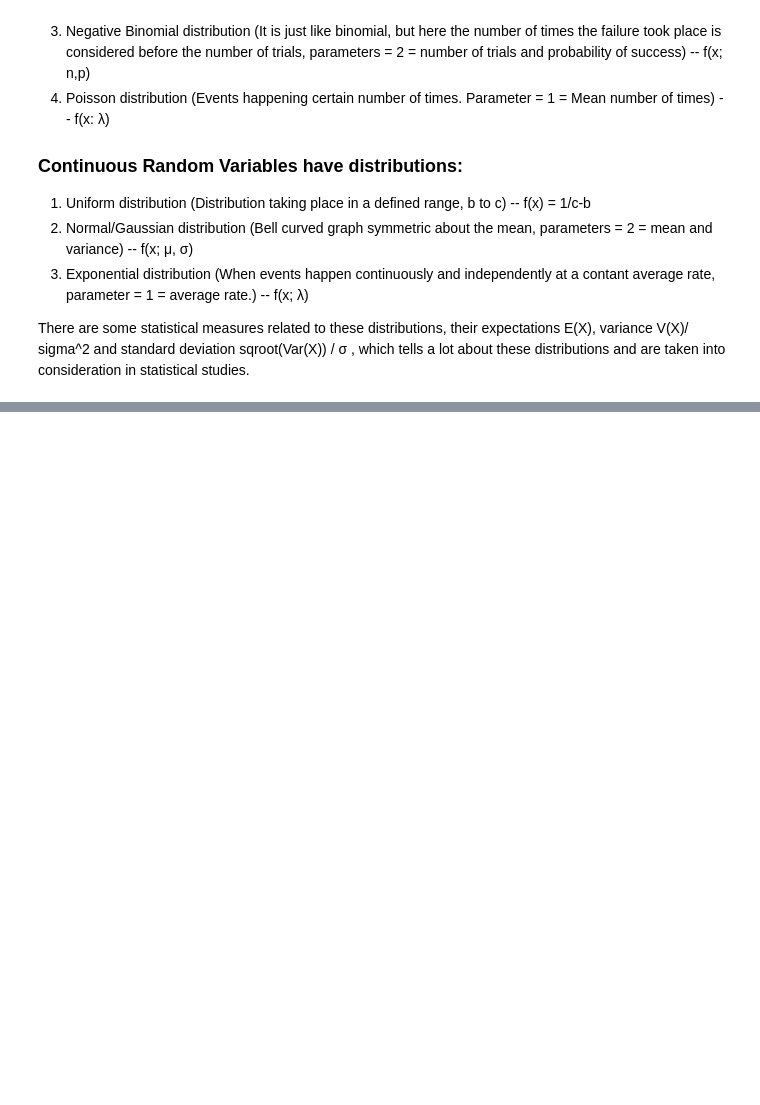
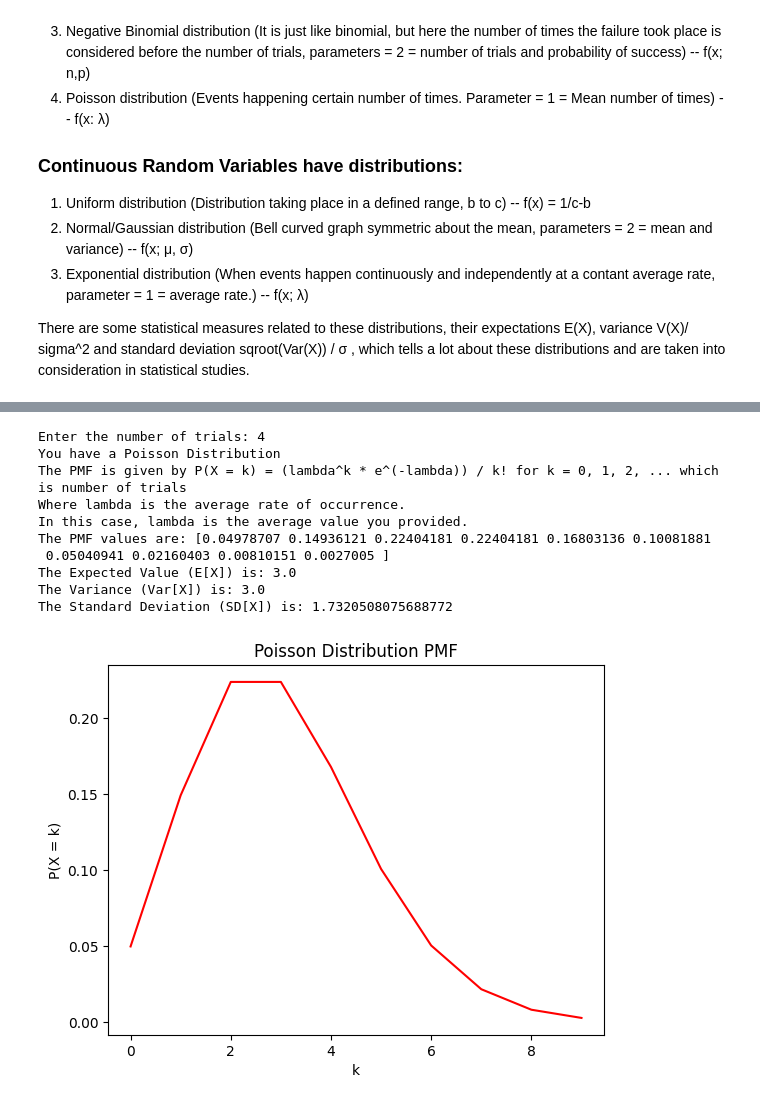
Before and after one commit to surabhipandey18/Probability-Distribution, a Jupyter notebook: Distribution.ipynb, the cells around one changed output, grey strips where cells are left out. Drawn from its saved outputs; the diff is of its cells as text; code cells hidden in the pictures; blank space fills up the shorter version.

```diff
--- a/Distribution.ipynb
+++ b/Distribution.ipynb
@@ -90,8 +93,8 @@ if x == 'Discrete':
         print("The PMF is given by P(X = k) = (lambda^k * e^(-lambda)) / k! for k = 0, 1, 2, ... which is number of trials")
         print("Where lambda is the average rate of occurrence.")
         print("In this case, lambda is the average value you provided.")
-        lam = int(lamb * 3) + 5
-        k = np.arange(0, lam + 1)
+        k = np.arange(0, 10)
+        lam = float(lamb)
         pmf = (lam**k * np.exp(-lam)) / factorial(k)
         print("The PMF values are:", pmf)
         print("The Expected Value (E[X]) is:", lam)
@@ -132,30 +135,42 @@ elif x == 'Continuous':
         x = np.linspace(mu - 4 * sigma, mu + 4 * sigma, 1000)
         pdf = (1 / (sigma * np.sqrt(2 * np.pi))) * np.exp(-0.5 * ((x - mu) / sigma ** 2))
         print("The PDF values are:", pdf)
         print("The Expected Value (E[X]) is:", mu)
         print("The Variance (Var[X]) is:", sigma ** 2)
         print("The Standard Deviation (SD[X]) is:", sigma)
         plt.plot(x, pdf, color = 'red')
         plt.xlabel('x')
         plt.ylabel('f(x)')
         plt.title('Normal Distribution PDF')
         plt.show()
     elif lamb != 'NA' and sigma == 'NA':
         print("You have an Exponential Distribution")
         print("The PDF is given by f(x) = lambda * exp(-lambda * x) for x >= 0")
         print("Where lambda is the rate parameter.")
         lam = float(lamb)
         x = np.linspace(0, 5 / lam, 100)
         pdf = lam * np.exp(-lam * x)
         print("The PDF values are:", pdf)
         print("The Expected Value (E[X]) is:", 1 / lam)
         print("The Variance (Var[X]) is:", 1 / (lam**2))
         print("The Standard Deviation (SD[X]) is:", np.sqrt(1 / (lam**2)))
         plt.plot(x, pdf, color = 'red')
         plt.xlabel('x')
         plt.ylabel('f(x)')
         plt.title('Exponential Distribution PDF')
         plt.show()
 else:
     print("Invalid input. Please enter 'Discrete' or 'Continuous'.")
     print("Invalid input. Enter NA if no Mean or Average value is given.")
+# %% [output]
+Enter the number of trials: 4
+You have a Poisson Distribution
+The PMF is given by P(X = k) = (lambda^k * e^(-lambda)) / k! for k = 0, 1, 2, ... which is number of trials
+Where lambda is the average rate of occurrence.
+In this case, lambda is the average value you provided.
+The PMF values are: [0.04978707 0.14936121 0.22404181 0.22404181 0.16803136 0.10081881
+ 0.05040941 0.02160403 0.00810151 0.0027005 ]
+The Expected Value (E[X]) is: 3.0
+The Variance (Var[X]) is: 3.0
+The Standard Deviation (SD[X]) is: 1.7320508075688772
+[figure, added]
```
Also changed, not shown: parts of 1 cell of this notebook.
